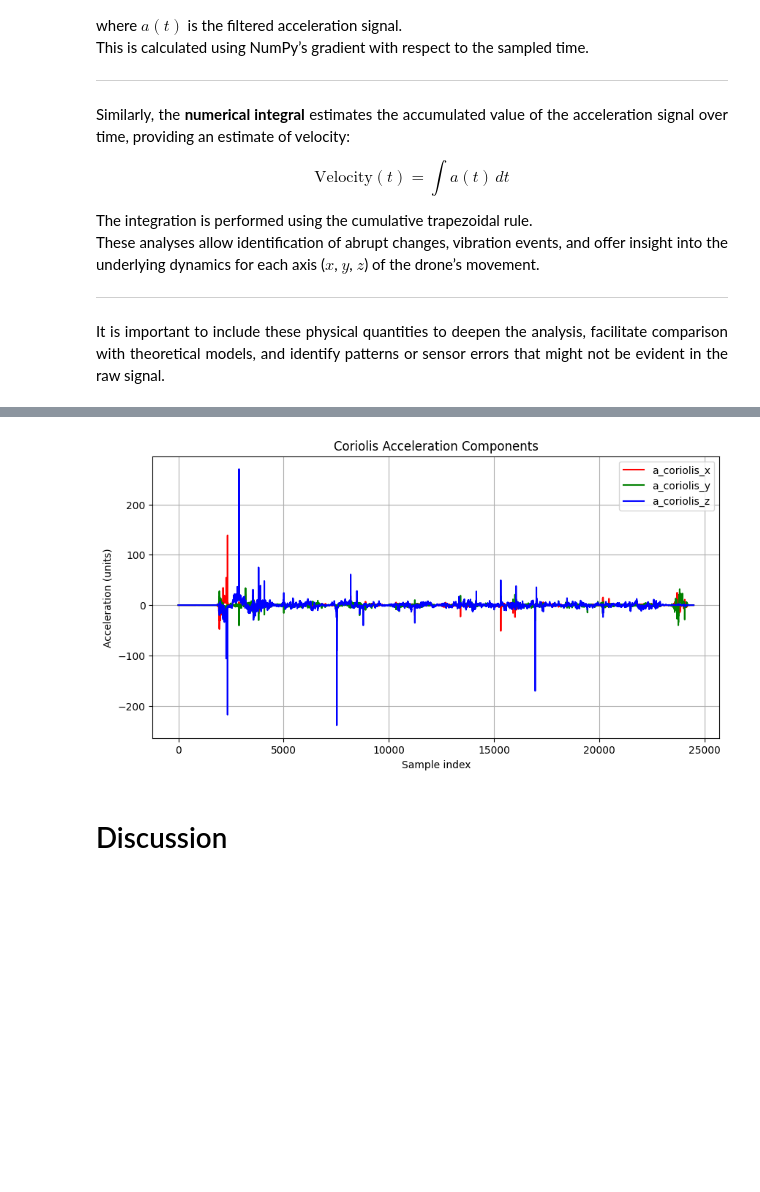
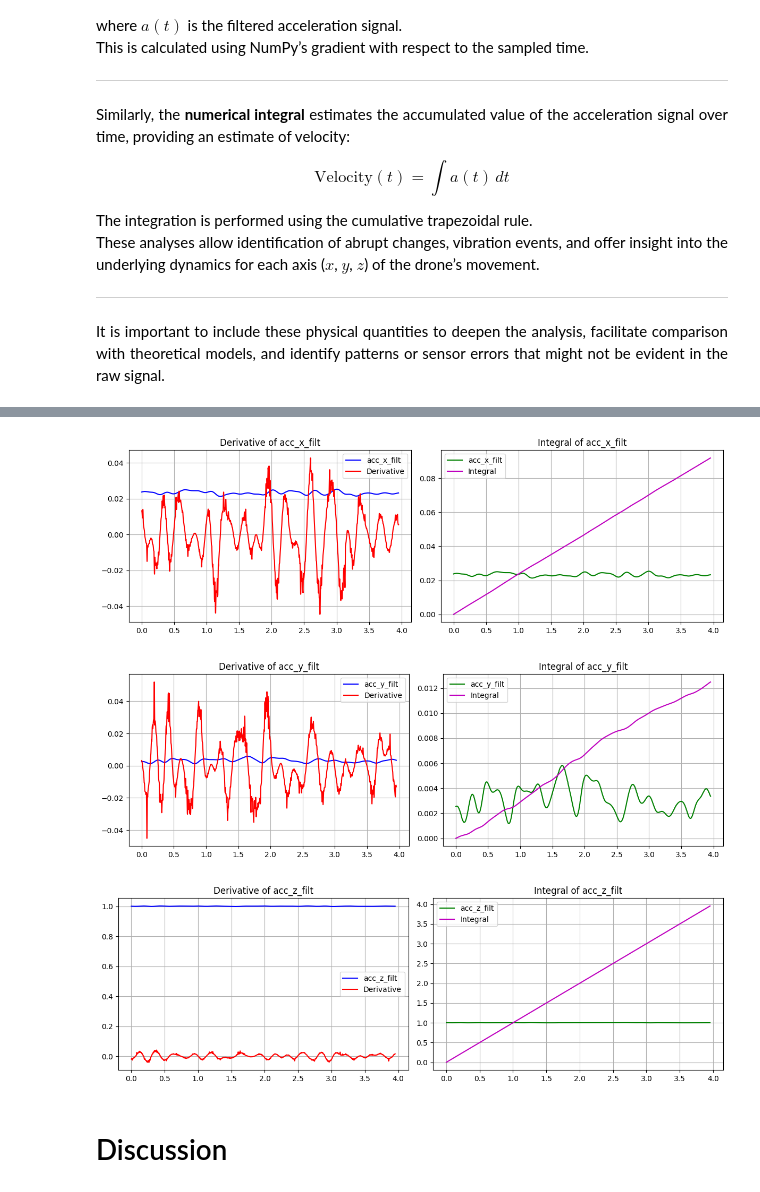
Before and after one commit to BREIMER606/Programaci-n-Cient-fica, a Jupyter notebook: Laboratorio_1/Lab1_Pct.ipynb, the cells around one changed output, grey strips where cells are left out. Cells and saved outputs as stored; diff of their text form; code cells hidden in the pictures; blank space fills up the shorter version.

```diff
--- a/Laboratorio_1/Lab1_Pct.ipynb
+++ b/Laboratorio_1/Lab1_Pct.ipynb
@@ -333,24 +239,47 @@ Plotting the three components visualizes the inertial dynamics and their contrib
-# %%
-# Stack into vectors
-omega = np.vstack((omega_x, omega_y, omega_z)).T
-v = np.vstack((v_x, v_y, v_z)).T
-
-#  Compute Coriolis acceleration: a_c = 2 * (omega × v)
-a_coriolis = 2 * np.cross(omega, v)
-
-# Plot
-plt.figure(figsize=(10, 5))
-plt.plot(a_coriolis[:, 0], label='a_coriolis_x', color='r')
-plt.plot(a_coriolis[:, 1], label='a_coriolis_y', color='g')
-plt.plot(a_coriolis[:, 2], label='a_coriolis_z', color='b')
-plt.legend()
-plt.title('Coriolis Acceleration Components')
-plt.xlabel('Sample index')
-plt.ylabel('Acceleration (units)')
-plt.grid(True)
-plt.show()
-# %% [output]
-[figure, removed]
+# %%
+# === Clase para derivadas e integrales ===
+class DerivativeAndIntegral:
+    def __init__(self, filter_and_freq):
+        # Reutilizamos el processor de FilterAndFrequency
+        self.num_analyzer = NumericalAnalyzer(filter_and_freq.processor)
+
+    def plot_all(self, signals, num_points=800):
+        for sig in signals:
+            # Asegurar que use columnas filtradas si existen
+            col_name = sig + "_filt" if sig + "_filt" in self.num_analyzer.processor.df.columns else sig
+
+            # Calcular derivada e integral
+            time, derivative = self.num_analyzer.compute_derivative(col_name)
+            _, integral = self.num_analyzer.compute_integral(col_name)
+            original = self.num_analyzer.processor.df[col_name].values
+
+            # Crear figura con 1 fila y 2 columnas
+            fig, axs = plt.subplots(1, 2, figsize=(12, 4))
+
+            # --- Derivada ---
+            axs[0].plot(time[:num_points], original[:num_points], label=f"{col_name}", color="b")
+            axs[0].plot(time[:num_points], derivative[:num_points], label="Derivative", color="r")
+            axs[0].set_title(f"Derivative of {col_name}")
+            axs[0].legend()
+            axs[0].grid()
+
+            # --- Integral ---
+            axs[1].plot(time[:num_points], original[:num_points], label=f"{col_name}", color="g")
+            axs[1].plot(time[:num_points], integral[:num_points], label="Integral", color="m")
+            axs[1].set_title(f"Integral of {col_name}")
+            axs[1].legend()
+            axs[1].grid()
+
+            plt.tight_layout()
+            plt.show()
+# %%
+# 2. Corre derivadas e integrales
+analysis2 = DerivativeAndIntegral(ff)
+analysis2.plot_all(['acc_x', 'acc_y', 'acc_z'])
+# %% [output]
+[figure, added]
+[figure, added]
+[figure, added]
 # %% [markdown]
 # Discussion
 # %% [markdown]
```
Also changed, not shown: parts of 14 cells of this notebook.
